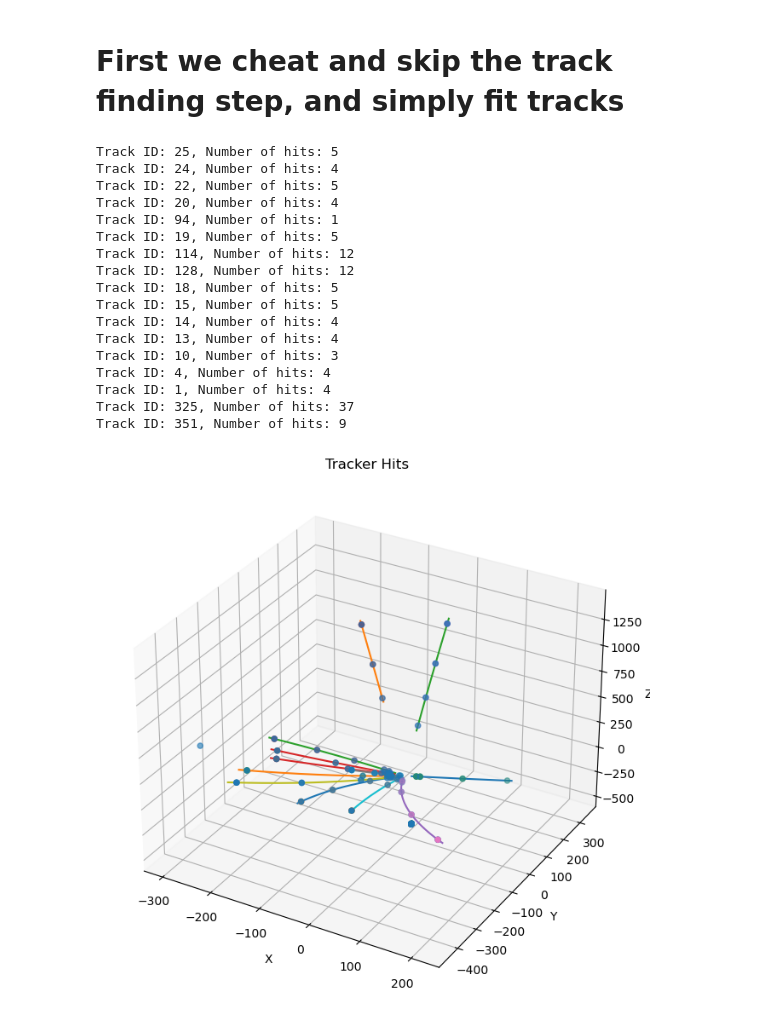
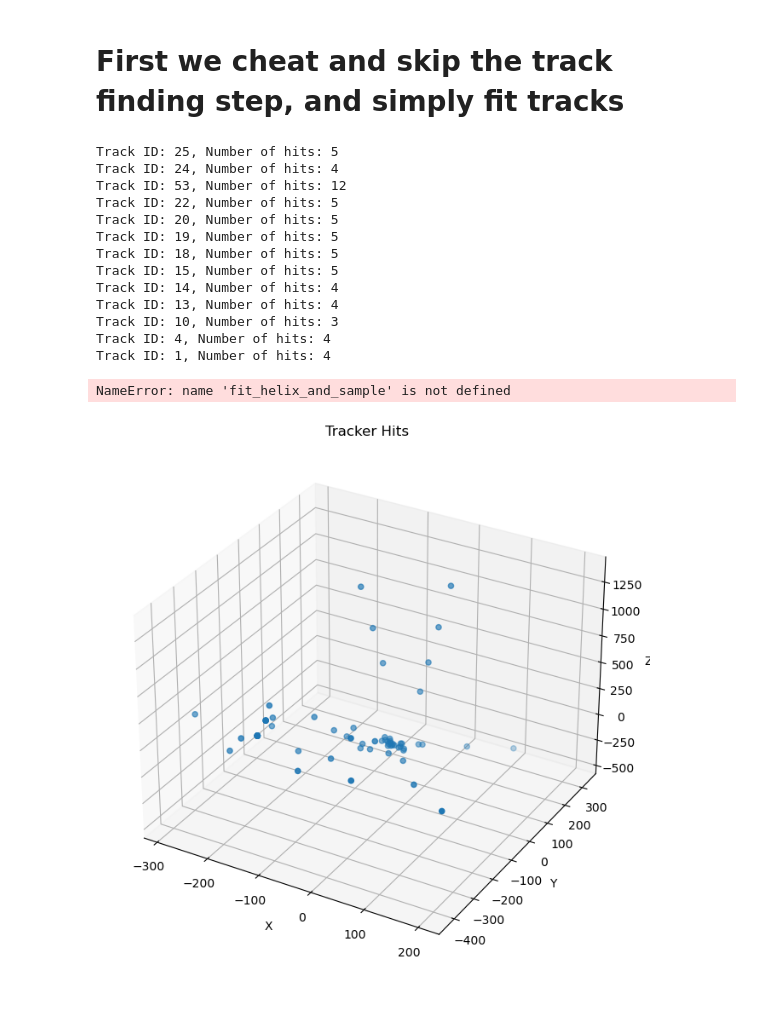
Before and after one commit to P4GAN/B8_Project, a Jupyter notebook: Analysis/TrackAnalysis.ipynb, the cells around one changed output. Saved outputs shown, nothing was run; the diff lists cells and outputs as text; code cells hidden in the pictures.

```diff
--- a/Analysis/TrackAnalysis.ipynb
+++ b/Analysis/TrackAnalysis.ipynb
@@ -5,4 +5,4 @@ import matplotlib.pyplot as plt
 import pandas as pd
 import ROOT
 # %%
-file = ROOT.TFile.Open("../DetectorSimulation/Run0_t4.root")
+file = ROOT.TFile.Open("../DetectorSimulation/output/run_20260207205200.110647_t6.root")
@@ -37,7 +83,7 @@ x = np.zeros(num_hits)
 y = np.zeros(num_hits)
 z = np.zeros(num_hits)
 
-tracks = {}
+trackHits = {}
 
 for i in range(num_hits):
     hits.GetEntry(i)
@@ -45,9 +91,9 @@ for i in range(num_hits):
     y[i] = hits.PositionY
     z[i] = hits.PositionZ
     trackID = hits.TrackID
-    if trackID not in tracks:
-        tracks[trackID] = []
-    tracks[trackID].append((hits.PositionX, hits.PositionY, hits.PositionZ))
+    if trackID not in trackHits:
+        trackHits[trackID] = []
+    trackHits[trackID].append((hits.PositionX, hits.PositionY, hits.PositionZ))
 
 fig = plt.figure(figsize=(10, 8))
 ax = fig.add_subplot(111, projection='3d')
@@ -56,7 +102,7 @@ ax.set_ylabel('Y')
 ax.set_zlabel('Z')
 ax.set_title('Tracker Hits')
 
-for track in tracks.values():
+for track in trackHits.values():
     x, y, z = zip(*track)
     ax.scatter(x, y, z)
 
@@ -66,17 +112,15 @@ plt.show()
 # %% [markdown]
 # First we cheat and skip the track finding step, and simply fit tracks
 # %%
-for track in tracks:
-    print(f"Track ID: {track}, Number of hits: {len(tracks[track])}")
+for track in trackHits:
+    print(f"Track ID: {track}, Number of hits: {len(trackHits[track])}")
 # %% [output]
 Track ID: 25, Number of hits: 5
 Track ID: 24, Number of hits: 4
+Track ID: 53, Number of hits: 12
 Track ID: 22, Number of hits: 5
-Track ID: 20, Number of hits: 4
-Track ID: 94, Number of hits: 1
+Track ID: 20, Number of hits: 5
 Track ID: 19, Number of hits: 5
-Track ID: 114, Number of hits: 12
-Track ID: 128, Number of hits: 12
 Track ID: 18, Number of hits: 5
 Track ID: 15, Number of hits: 5
 Track ID: 14, Number of hits: 4
@@ -84,8 +128,6 @@ Track ID: 13, Number of hits: 4
 Track ID: 10, Number of hits: 3
 Track ID: 4, Number of hits: 4
 Track ID: 1, Number of hits: 4
-Track ID: 325, Number of hits: 37
-Track ID: 351, Number of hits: 9
 # %%
 # Kasa method
 
@@ -164,37 +199,38 @@ x = np.zeros(num_hits)
 y = np.zeros(num_hits)
 z = np.zeros(num_hits)
 
-tracks = {}
+trackHits = {}
 
 for i in range(num_hits):
     hits.GetEntry(i)
     x[i] = hits.PositionX
     y[i] = hits.PositionY
     z[i] = hits.PositionZ
     trackID = hits.TrackID
-    if trackID not in tracks:
-        tracks[trackID] = []
-    tracks[trackID].append((hits.PositionX, hits.PositionY, hits.PositionZ))
+    if trackID not in trackHits:
+        trackHits[trackID] = []
+    trackHits[trackID].append((hits.PositionX, hits.PositionY, hits.PositionZ))
 
 fig = plt.figure(figsize=(10, 8))
 ax = fig.add_subplot(111, projection='3d')
 
 ax.set_xlabel('X')
 ax.set_ylabel('Y')
 ax.set_zlabel('Z')
 ax.set_title('Tracker Hits')
 
-for trackID, track in tracks.items():
+for trackID, track in trackHits.items():
     ax.scatter(x, y, z)
     if len(track) < 2:
         continue
     x, y, z = zip(*track)
     x = np.array(x)
     y = np.array(y)
     z = np.array(z)
     helix_pts, params = fit_helix_and_sample(x, y, z, Bz=1.7)
     ax.plot(helix_pts[:,0], helix_pts[:,1], helix_pts[:,2])
 
 plt.show()
 # %% [output]
+NameError: name 'fit_helix_and_sample' is not defined
-[figure, old version]
+[figure, new version]
```
Also changed, not shown: parts of 9 cells of this notebook, 17 other files.
